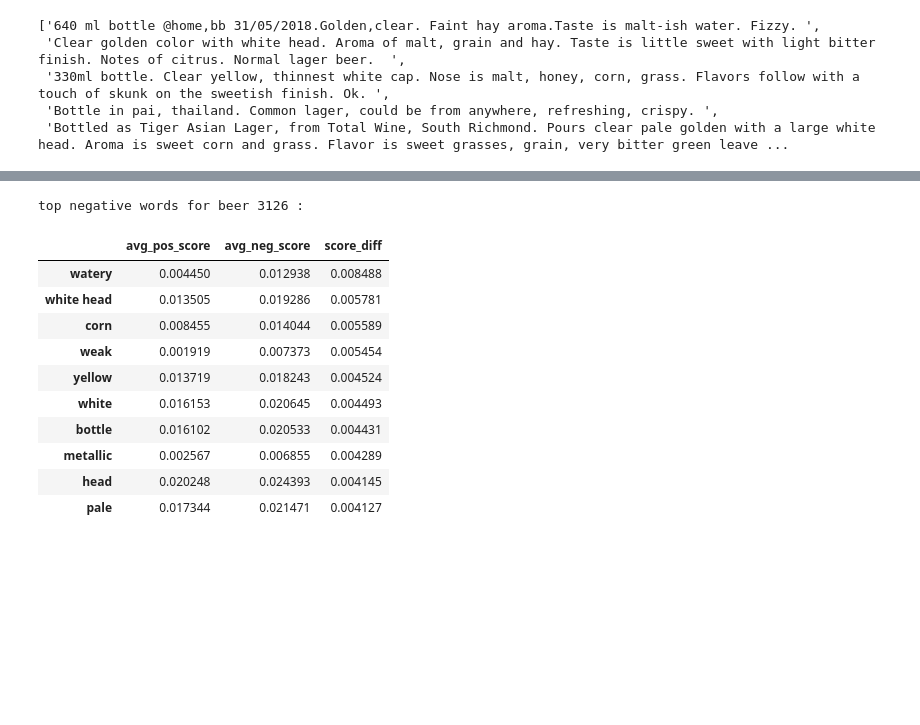
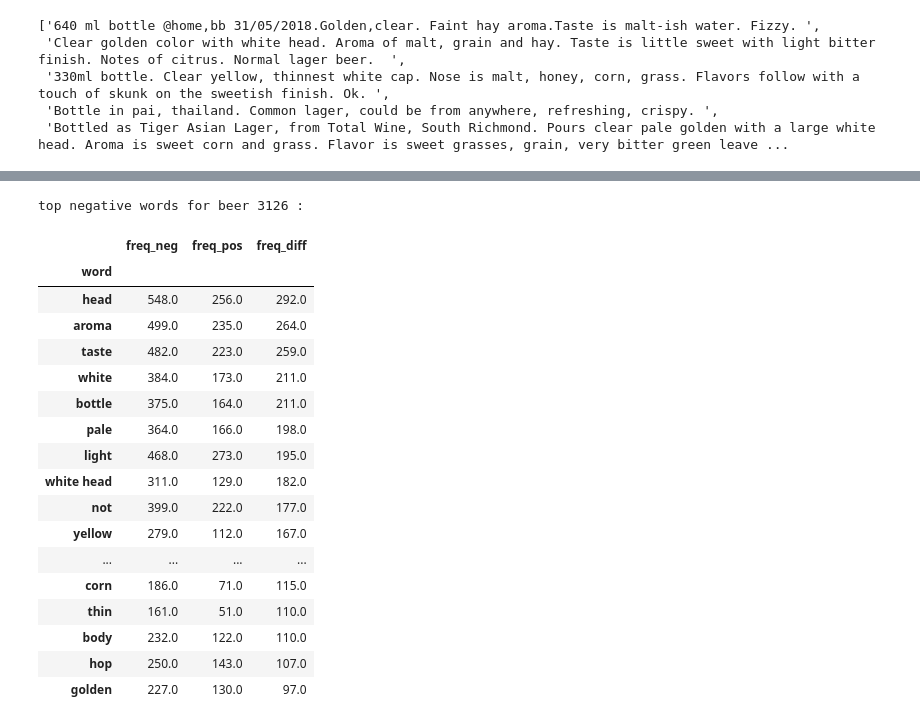
Before and after one commit to epfl-ada/ada-2024-project-awesomedataanalysts, a Jupyter notebook: personal_notebooks/basic-pipeline-leonardo.ipynb, the cells around one changed output, grey strips where cells are left out. Drawn from its saved outputs; the diff is of its cells as text; code cells hidden in the pictures; blank space fills up the shorter version.

```diff
--- a/personal_notebooks/basic-pipeline-leonardo.ipynb
+++ b/personal_notebooks/basic-pipeline-leonardo.ipynb
@@ -76,7 +76,7 @@ for i, review in enumerate(iter_reviews("./data/BeerAdvocate/ratings.txt", max_r
 # %%
 beer_review_counts = {}
 
-for review in iter_reviews("./data/RateBeer/reviews.txt"):
+for review in iter_reviews("../data/RateBeer/reviews.txt"):
     current_count = beer_review_counts.setdefault(review["beer_id"], 0)
     beer_review_counts[review["beer_id"]] = current_count + 1
 # %%
@@ -105,7 +105,7 @@ len(beer_with_min_count), len(beer_review_counts)
 # %%
 beer_reviews = {}
 
-for review in iter_reviews("./data/RateBeer/reviews.txt"):
+for review in iter_reviews("../data/RateBeer/reviews.txt"):
     beer_id = review["beer_id"]
     if beer_id in beer_with_min_count:
         beer_reviews.setdefault(beer_id, []).append(review)
@@ -172,7 +172,7 @@ rb_beers.head()
 # %% [markdown]
 ### Choosing the negative reviews
 # %%
-all_ratings = [review["rating"] for review in iter_reviews("./data/RateBeer/ratings.txt")]
+all_ratings = [review["rating"] for review in iter_reviews("../data/RateBeer/ratings.txt")]
 # %%
 import matplotlib.pyplot as plt
 
@@ -285,8 +314,22 @@ worst_beer_reviews[next(iter(worst_beer_reviews))][:5]
 # %%
+from nltk.corpus import stopwords
 from sklearn.feature_extraction.text import CountVectorizer, TfidfVectorizer
+from string import punctuation
 
-def word_freq(corpus):
-    vectorizer = CountVectorizer(stop_words="english", ngram_range=(1, 2))
+LEMMATIZER = Lemmatizer()
+
+STOP_WORDS = stopwords.words("english") + list(punctuation)
+STOP_WORDS = [sw for sw in STOP_WORDS if sw not in ["no", "not"]] # don't remove negatives
+STOP_WORDS_LEMMATIZED = LEMMATIZER(' '.join(STOP_WORDS))
+
+def word_freq(corpus, lemmatize=False, ngram=1):
+    if lemmatize:
+        vectorizer = CountVectorizer(
+            stop_words=STOP_WORDS_LEMMATIZED, ngram_range=(1, ngram),
+            tokenizer=LEMMATIZER, token_pattern=None)
+    else:
+        vectorizer = CountVectorizer(stop_words=STOP_WORDS, ngram_range=(1, ngram))
+
     X = vectorizer.fit_transform(corpus)
 
     word_counts = pd.DataFrame({
@@ -294,14 +337,22 @@ def word_freq(corpus):
         "freq": np.array(X.sum(axis=0))[0]
     })
 
+    word_counts = word_counts[~word_counts["word"].isin(STOP_WORDS)]
+
     return word_counts
 
-def top_negative_words(corpus_neg, corpus_pos, use_tfidf=False):
+def top_negative_words(corpus_neg, corpus_pos, use_tfidf=False, lemmatize=False, ngram=1):
     if use_tfidf:
         all_reviews = corpus_neg + corpus_pos
         labels = ["negative"] * len(corpus_neg) + ["positive"] * len(corpus_pos)
 
-        tfidf_vectorizer = TfidfVectorizer(stop_words="english", ngram_range=(1, 2))
+        if lemmatize:
+            tfidf_vectorizer = TfidfVectorizer(
+                stop_words=STOP_WORDS_LEMMATIZED, ngram_range=(1, ngram),
+                tokenizer=LEMMATIZER, token_pattern=None)
+        else:
+            tfidf_vectorizer = TfidfVectorizer(stop_words=STOP_WORDS, ngram_range=(1, ngram))
+
 
         tfidf_matrix = tfidf_vectorizer.fit_transform(all_reviews)
         tfidf_df = pd.DataFrame(tfidf_matrix.toarray(), columns=tfidf_vectorizer.get_feature_names_out())
@@ -315,10 +366,12 @@ def top_negative_words(corpus_neg, corpus_pos, use_tfidf=False):
             "avg_neg_score": negative_tfidf,
             "score_diff": negative_tfidf - positive_tfidf
         }).sort_values(by="score_diff", ascending=False)
+
         return top_negative_words
 
     else: # use word frequencies
-        freq_neg, freq_pos = word_freq(corpus_neg), word_freq(corpus_pos)
+        freq_neg = word_freq(corpus_neg, lemmatize=lemmatize, ngram=ngram)
+        freq_pos = word_freq(corpus_pos, lemmatize=lemmatize, ngram=ngram)
 
         combined = freq_neg.merge(freq_pos, on="word", how="outer", suffixes=("_neg", "_pos"))
         combined = combined.fillna(0)
@@ -329,21 +382,28 @@ def top_negative_words(corpus_neg, corpus_pos, use_tfidf=False):
 # %%
 beer_id = next(iter(worst_beer_reviews))
 corpus_best = best_beer_reviews[beer_id]
 corpus_worst = worst_beer_reviews[beer_id]
 
 print(f"top negative words for beer {beer_id} :")
-top_negative_words(corpus_worst, corpus_best, use_tfidf=True).head(10)
+top_negative_words(corpus_worst, corpus_best, use_tfidf=False, lemmatize=True, ngram=2).head(20)
 # %% [output]
 top negative words for beer 3126 :
-|  | avg_pos_score | avg_neg_score | score_diff |
-| watery | 0.004450 | 0.012938 | 0.008488 |
-| white head | 0.013505 | 0.019286 | 0.005781 |
-| corn | 0.008455 | 0.014044 | 0.005589 |
-| weak | 0.001919 | 0.007373 | 0.005454 |
-| yellow | 0.013719 | 0.018243 | 0.004524 |
-| white | 0.016153 | 0.020645 | 0.004493 |
-| bottle | 0.016102 | 0.020533 | 0.004431 |
-| metallic | 0.002567 | 0.006855 | 0.004289 |
-| head | 0.020248 | 0.024393 | 0.004145 |
-| pale | 0.017344 | 0.021471 | 0.004127 |
+|  | freq_neg | freq_pos | freq_diff |
+| word |  |  |  |
+| head | 548.0 | 256.0 | 292.0 |
+| aroma | 499.0 | 235.0 | 264.0 |
+| taste | 482.0 | 223.0 | 259.0 |
+| white | 384.0 | 173.0 | 211.0 |
+| bottle | 375.0 | 164.0 | 211.0 |
+| pale | 364.0 | 166.0 | 198.0 |
+| light | 468.0 | 273.0 | 195.0 |
+| white head | 311.0 | 129.0 | 182.0 |
+| not | 399.0 | 222.0 | 177.0 |
+| yellow | 279.0 | 112.0 | 167.0 |
+| ... | ... | ... | ... |
+| corn | 186.0 | 71.0 | 115.0 |
+| thin | 161.0 | 51.0 | 110.0 |
+| body | 232.0 | 122.0 | 110.0 |
+| hop | 250.0 | 143.0 | 107.0 |
+| golden | 227.0 | 130.0 | 97.0 |
 # %%
```
Also changed, not shown: parts of 5 cells of this notebook.
